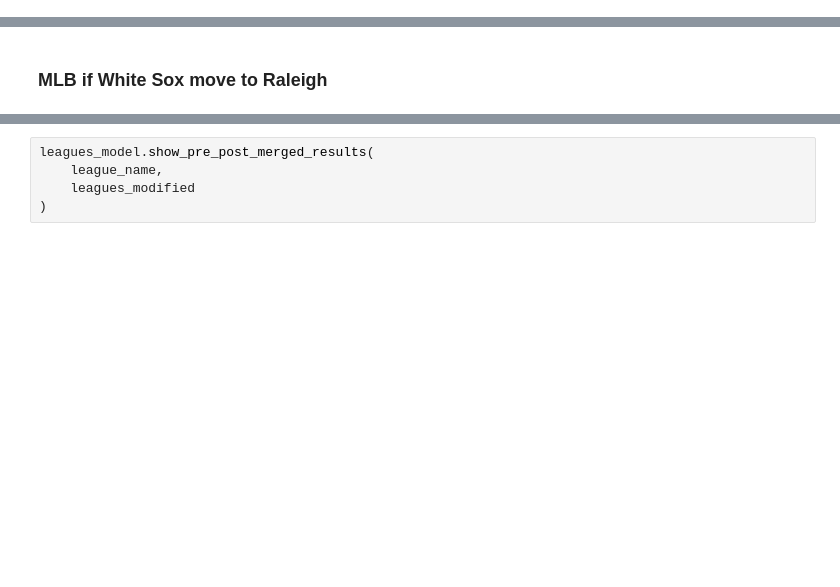
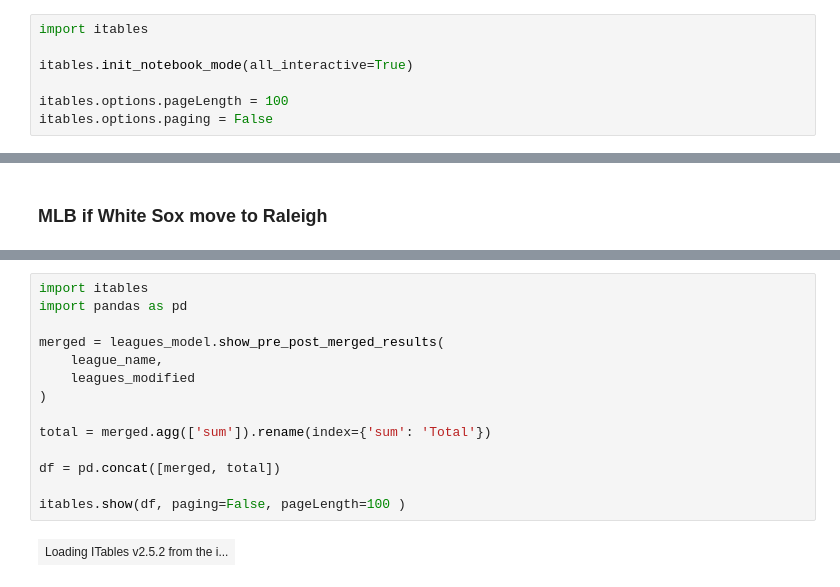
Before and after one commit to daltontf/SportWarzSim, a Jupyter notebook: MLB_Relocation_CWS_RAL.ipynb, the cells around one changed output, grey strips where cells are left out. Drawn from its saved outputs; the diff is of its cells as text; blank space fills up the shorter version.

Commit message:
Use itable

```diff
--- a/MLB_Relocation_CWS_RAL.ipynb
+++ b/MLB_Relocation_CWS_RAL.ipynb
@@ -6,3 +6,10 @@ try:
     %cd SportWarzSim
 except ImportError:
     pass
+# %%
+import itables
+
+itables.init_notebook_mode(all_interactive=True)
+
+itables.options.pageLength = 100
+itables.options.paging = False
@@ -50,5 +65,16 @@ leagues_modified.render_map(league_name)
 # %%
-leagues_model.show_pre_post_merged_results(
+import itables
+import pandas as pd
+
+merged = leagues_model.show_pre_post_merged_results(
     league_name,
     leagues_modified
 )
+
+total = merged.agg(['sum']).rename(index={'sum': 'Total'})
+
+df = pd.concat([merged, total])
+
+itables.show(df, paging=False, pageLength=100 )
+# %% [output]
+| Loading ITables v2.5.2 from the i... |
```
Also changed, not shown: parts of 3 cells of this notebook, 15 other files.
